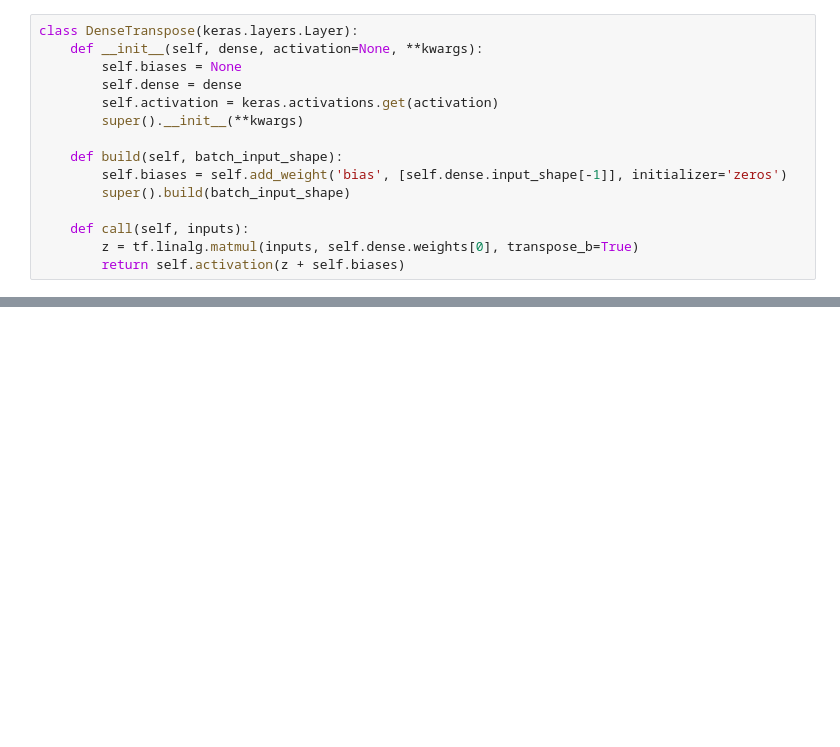
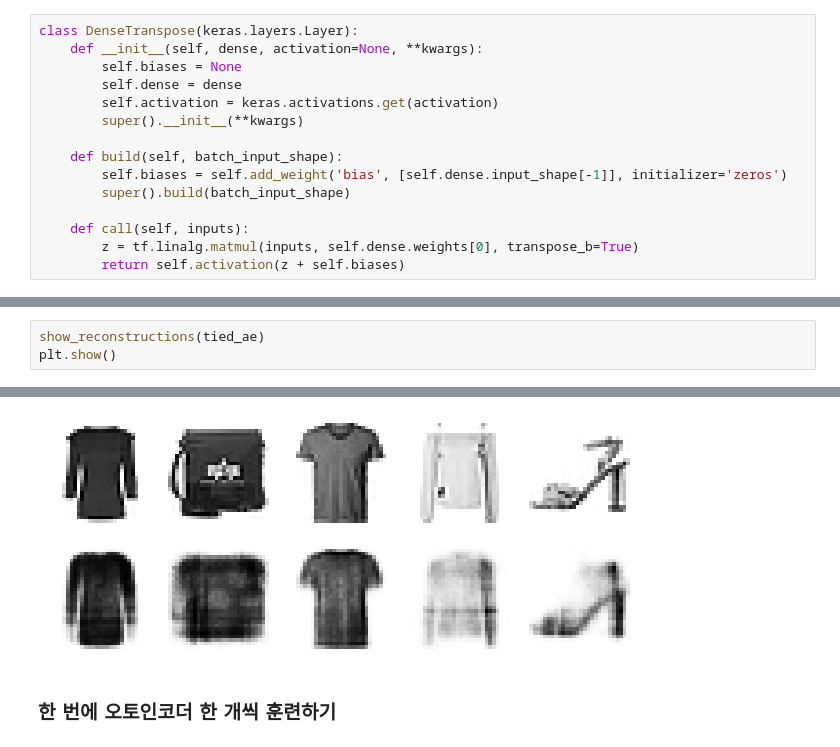
Before and after one commit to r0cd7b/autoencoders_and_gans, a Jupyter notebook: autoencoders_and_gans.ipynb, the cells around one changed output, grey strips where cells are left out. Drawn from its saved outputs; the diff is of its cells as text; blank space fills up the shorter version.

```diff
--- a/autoencoders_and_gans.ipynb
+++ b/autoencoders_and_gans.ipynb
@@ -264,0 +257,4 @@ Epoch 10/10
+# %%
+show_reconstructions(tied_ae)
+plt.show()
+# %% [output]
@@ -264,0 +262,3 @@ Epoch 10/10
+[figure, added]
+# %% [markdown]
+### 한 번에 오토인코더 한 개씩 훈련하기
```
Also changed, not shown: parts of 16 cells of this notebook, 3 other files.
